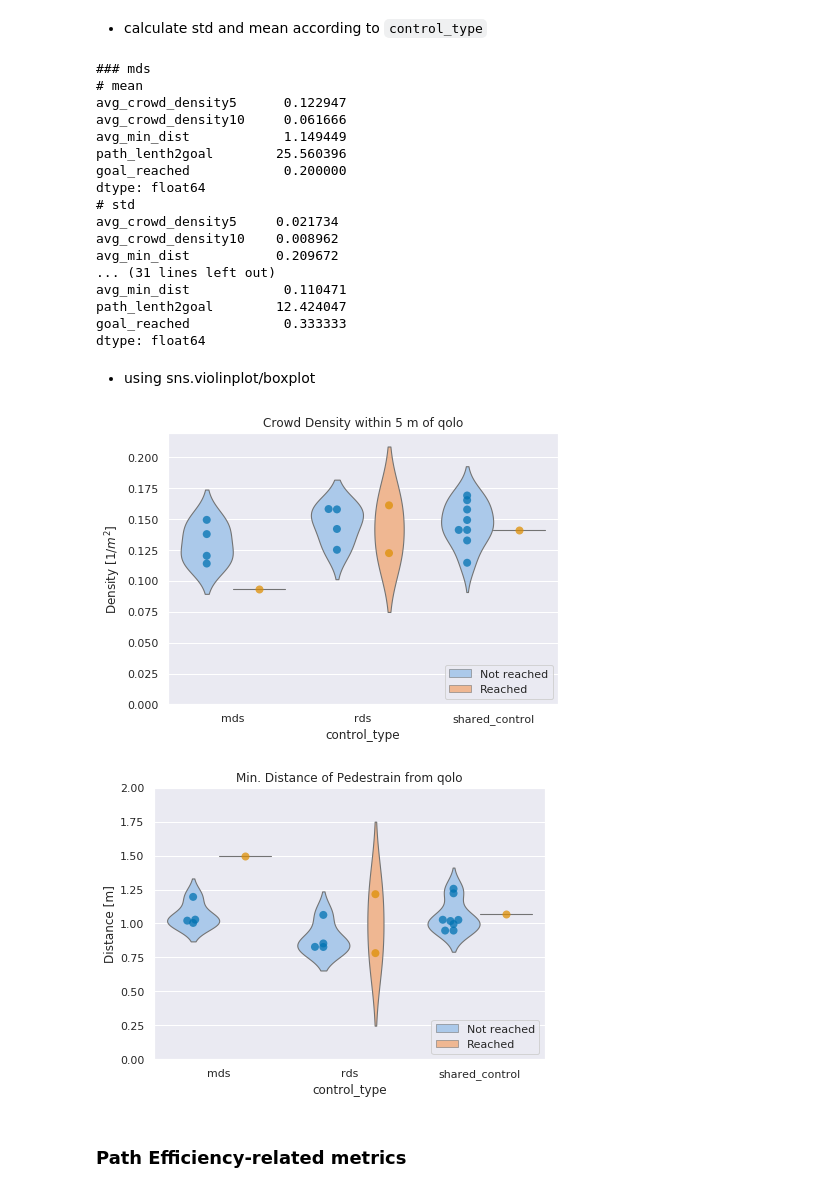
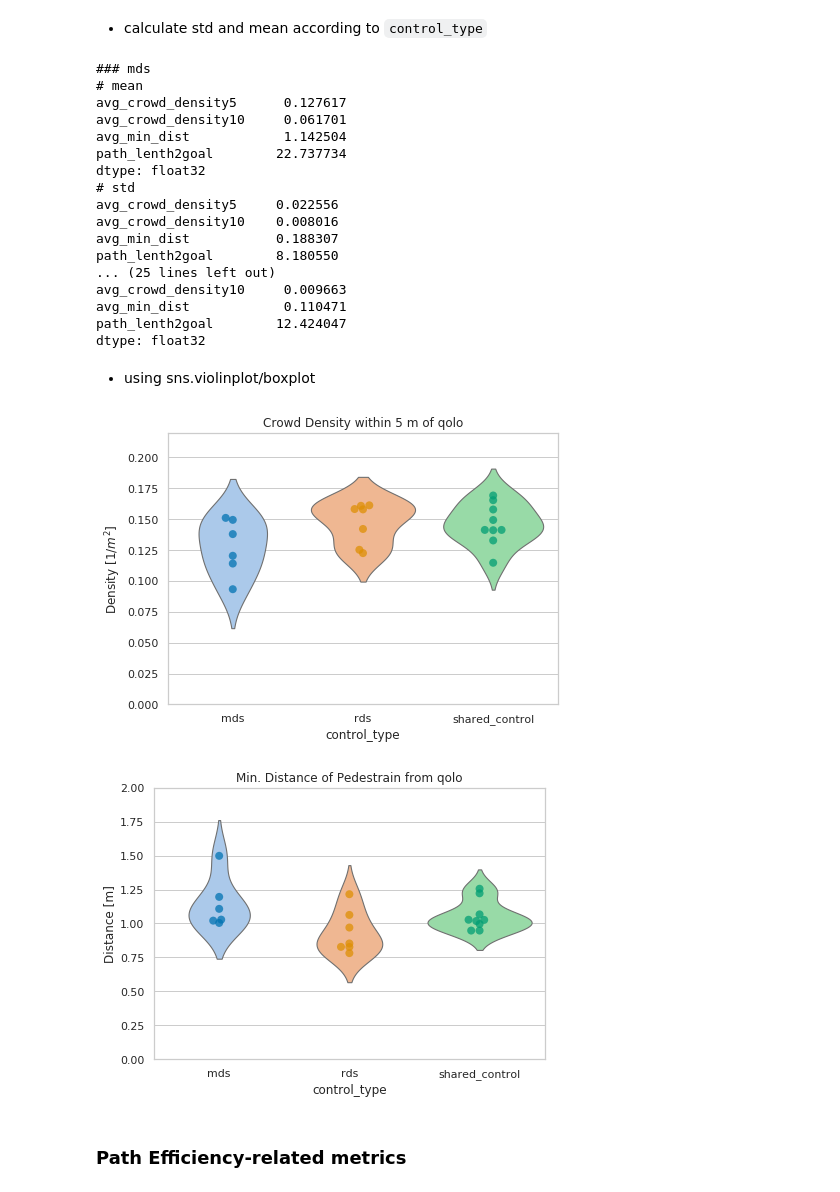
Before and after one commit to epfl-lasa/crowdbot-evaluation-tools, a Jupyter notebook: notebooks/comprehensive_eval.ipynb, the cells around one changed output. Saved outputs shown, nothing was run; the diff lists cells and outputs as text; code cells hidden in the pictures.

```diff
--- a/notebooks/comprehensive_eval.ipynb
+++ b/notebooks/comprehensive_eval.ipynb
@@ -15,7 +15,6 @@ import numpy as np
 import pandas as pd
 import matplotlib.pyplot as pp
 import seaborn as sns
-sns.set_theme()
 sns.set_context("paper", font_scale=1.2, rc={"lines.linewidth": 1.3})
 
 import sys, os, fnmatch
@@ -110,13 +109,15 @@ Available sequences in 0424_mds:
 - eval code
 # %%
 crowd_metrics = ('avg_crowd_density5',
-           'avg_crowd_density10',
-           'avg_min_dist',
-           'path_lenth2goal',
-           'goal_reached',
-          )
+                 'avg_crowd_density10',
+                 'avg_min_dist',
+                 'path_lenth2goal',
+                )
+
+# todo: 'min_dist2goal'
 
 # more_metrics = (
+#     'goal_reached',
 #     'crowd_density5',
 #     'crowd_density10',
 #     'min_dist',
@@ -151,8 +152,8 @@ for eval_dir in eval_dirs:
     crowd_df = pd.DataFrame(m_dict)
     crowd_df.columns = ['seq', 'control_type'] + list(crowd_metrics)
 
-    # Filter path_lenth2goal less than 10 meter
-    crowd_df = crowd_df[crowd_df.path_lenth2goal >= 10.0]
+    # Filter path_lenth2goal less than 5 meter
+    crowd_df = crowd_df[crowd_df.path_lenth2goal >= 5.0]
 
     frames.append(crowd_df)
 
@@ -211,21 +201,21 @@ for ctrl in control_types:
 # %% [output]
 ### mds
 # mean
-avg_crowd_density5      0.122947
-avg_crowd_density10     0.061666
-avg_min_dist            1.149449
-path_lenth2goal        25.560396
-goal_reached            0.200000
-dtype: float64
+avg_crowd_density5      0.127617
+avg_crowd_density10     0.061701
+avg_min_dist            1.142504
+path_lenth2goal        22.737734
+dtype: float32
 # std
-avg_crowd_density5     0.021734
-avg_crowd_density10    0.008962
-avg_min_dist           0.209672
-... (31 lines left out)
+avg_crowd_density5     0.022556
+avg_crowd_density10    0.008016
+avg_min_dist           0.188307
+path_lenth2goal        8.180550
+... (25 lines left out)
+avg_crowd_density10     0.009663
 avg_min_dist            0.110471
 path_lenth2goal        12.424047
-goal_reached            0.333333
-dtype: float64
+dtype: float32
 # %% [markdown]
 - using sns.violinplot/boxplot
 # %%
@@ -251,42 +241,42 @@ categorical_plot(
     title='Crowd Density within 5 m of qolo',
     ylabel='Density [1/$m^2$]',
     ylim=[0.0, 0.22],
-    group='goal_reached',
-    lgd_labels=['Not reached', 'Reached'],
+    # group='goal_reached',
+    # lgd_labels=['Not reached', 'Reached'],
 )
 
 """
 fig2, axes2 = plt.subplots(figsize=(7, 5))
 
 categorical_plot(
     axes=axes2,
     df=crowd_metrics_df,
     metric='avg_crowd_density10',
     catogory='control_type',
     title='Crowd Density within 10 m of qolo',
     ylabel='Density [1/$m^2$]',
     ylim=[0.0, 0.15],
-    group='goal_reached',
-    lgd_labels=['Not reached', 'Reached'],
+    # group='goal_reached',
+    # lgd_labels=['Not reached', 'Reached'],
 )
 """
 
 fig3, axes3 = plt.subplots(figsize=(7, 5))
 
 categorical_plot(
     axes=axes3,
     df=crowd_metrics_df,
     metric='avg_min_dist',
     catogory='control_type',
     title='Min. Distance of Pedestrain from qolo',
     ylabel='Distance [m]',
     ylim=[0.0, 2.0],
-    group='goal_reached',
-    lgd_labels=['Not reached', 'Reached'],
+    # group='goal_reached',
+    # lgd_labels=['Not reached', 'Reached'],
 )
 # %% [output]
-[figure, old version]
+[figure, new version]
-[figure, old version]
+[figure, new version]
 # %% [markdown]
 ### Path Efficiency-related metrics
 # %% [markdown]
```
Also changed, not shown: parts of 10 cells of this notebook, 1 other file.
